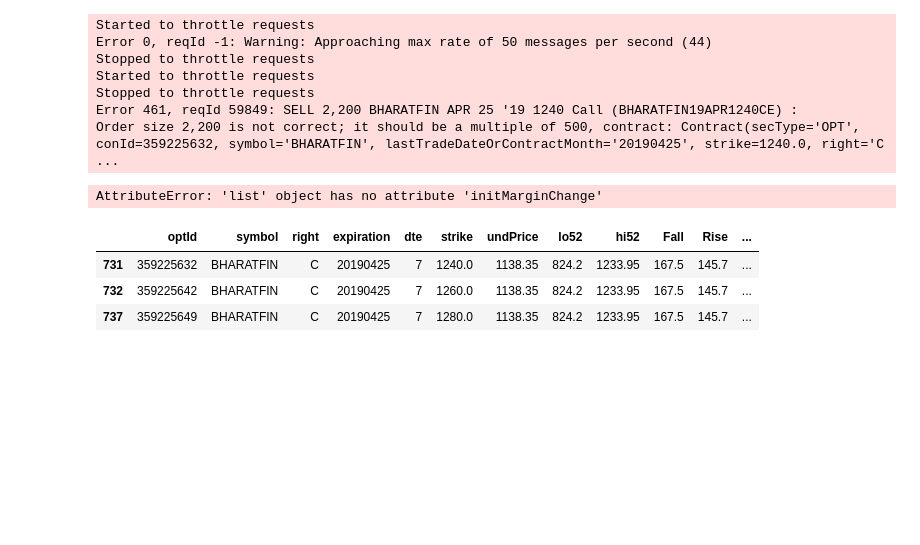
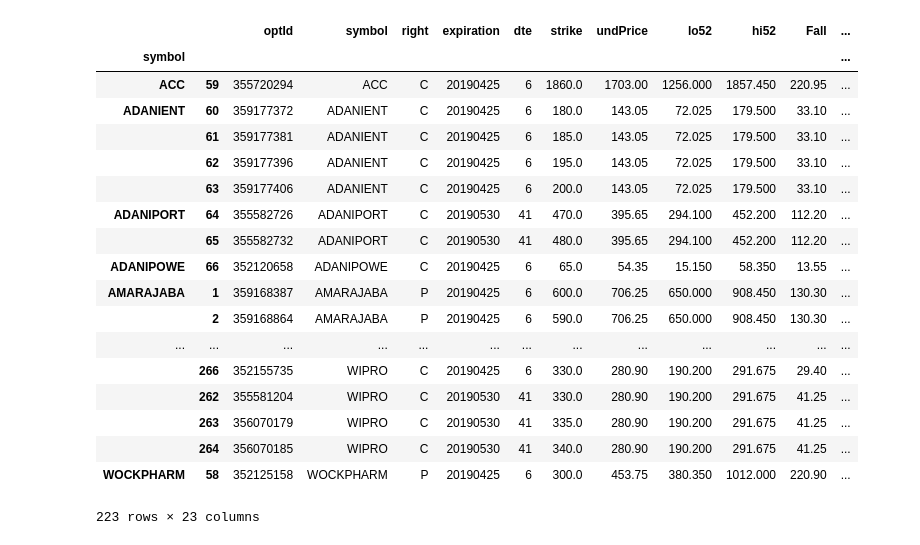
Before and after one commit to reservoirinvest/ibkr, a Jupyter notebook: bin/7_nse_manage.ipynb, the cells around one changed output. Cells and saved outputs as stored; diff of their text form; code cells hidden in the pictures; blank space fills up the shorter version.

Commit message:
nse with recalc corrected

```diff
--- a/bin/7_nse_manage.ipynb
+++ b/bin/7_nse_manage.ipynb
@@ -35,54 +71,10 @@ Stopped to throttle requests
 Started to throttle requests
 Stopped to throttle requests
 # %%
-from os import listdir
-import pandas as pd
-
-from helper import get_connected, grp_opts, get_prec, recalc_opts
-
-fspath = '../data/nse/'  # path for nse pickles
-
-minOptPrice = 0.15
-minRom = 0.1
-
-nLargest = 5
-
-fs = listdir(fspath)
-
-cols = ['optId', 'symbol', 'right', 'expiration', 'dte', 'strike', 'undPrice',
-'lo52', 'hi52', 'Fall', 'Rise', 'loFall', 'hiRise', 'std3', 'loStd3', 'hiStd3',
-'lotsize', 'optPrice', 'optMargin', 'rom']
-
-optsList = [f for f in fs if f[-3:] == 'pkl']
-
-df1 = pd.concat([pd.read_pickle(fspath+f)
-                 for f in optsList], axis=0, sort=True).reset_index(drop=True)[cols]
-
-# filter for high probability
-df2 = df1[((df1.strike > df1.hi52) |
-           (df1.strike < df1.lo52)) &
-          (df1.optPrice > minOptPrice) &
-          (df1.rom > minRom)]
-
-# recalculated the prices and margins
-with get_connected('nse', 'live') as ib:
-    df2 = recalc_opts(ib, df2)
-
 # group by the largest N return on margin
 df2 = grp_opts(df2)
 df3 = df2.groupby('symbol').apply(lambda x: x.nlargest(nLargest, 'rom'))
 
 df4 = df3.assign(expPrice=[get_prec(p*1.1, 0.05) for p in df3.optPrice])
-# df4 = df4.assign(remqty=[remqty[u] for u in df4.symbol])
-# df4 = df4.assign(expQty=df4.remqty)
-
-df5 = df4[df4.rom>0.15]
+df4 = df4.assign(remqty=[remqty[u] for u in df4.symbol])
+df4 = df4.assign(expQty=df4.remqty)
-# %% [output]
-Started to throttle requests
-Error 0, reqId -1: Warning: Approaching max rate of 50 messages per second (44)
-Stopped to throttle requests
-Started to throttle requests
-Stopped to throttle requests
-Error 461, reqId 59849: SELL 2,200 BHARATFIN APR 25 '19 1240 Call (BHARATFIN19APR1240CE) :
-Order size 2,200 is not correct; it should be a multiple of 500, contract: Contract(secType='OPT', conId=359225632, symbol='BHARATFIN', lastTradeDateOrContractMonth='20190425', strike=1240.0, right='C ...
-AttributeError: 'list' object has no attribute 'initMarginChange'
@@ -91,10 +81,27 @@ df2.sort_values('rom', ascending=False)[df2.rom > 0.5]
-# %%
-df2[df2.symbol == 'BHARATFIN']
-# %% [output]
-|  | optId | symbol | right | expiration | dte | strike | undPrice | lo52 | hi52 | Fall | Rise | ... |
-| 731 | 359225632 | BHARATFIN | C | 20190425 | 7 | 1240.0 | 1138.35 | 824.2 | 1233.95 | 167.5 | 145.7 | ... |
-| 732 | 359225642 | BHARATFIN | C | 20190425 | 7 | 1260.0 | 1138.35 | 824.2 | 1233.95 | 167.5 | 145.7 | ... |
-| 737 | 359225649 | BHARATFIN | C | 20190425 | 7 | 1280.0 | 1138.35 | 824.2 | 1233.95 | 167.5 | 145.7 | ... |
+# %%
+df4 = df4[df4.remqty != 0] # remove zero remaining quantities (blacklisted)
+# %%
+df4
+# %% [output]
+|  |  | optId | symbol | right | expiration | dte | strike | undPrice | lo52 | hi52 | Fall | ... |
+| symbol |  |  |  |  |  |  |  |  |  |  |  | ... |
+| ACC | 59 | 355720294 | ACC | C | 20190425 | 6 | 1860.0 | 1703.00 | 1256.000 | 1857.450 | 220.95 | ... |
+| ADANIENT | 60 | 359177372 | ADANIENT | C | 20190425 | 6 | 180.0 | 143.05 | 72.025 | 179.500 | 33.10 | ... |
+|  | 61 | 359177381 | ADANIENT | C | 20190425 | 6 | 185.0 | 143.05 | 72.025 | 179.500 | 33.10 | ... |
+|  | 62 | 359177396 | ADANIENT | C | 20190425 | 6 | 195.0 | 143.05 | 72.025 | 179.500 | 33.10 | ... |
+|  | 63 | 359177406 | ADANIENT | C | 20190425 | 6 | 200.0 | 143.05 | 72.025 | 179.500 | 33.10 | ... |
+| ADANIPORT | 64 | 355582726 | ADANIPORT | C | 20190530 | 41 | 470.0 | 395.65 | 294.100 | 452.200 | 112.20 | ... |
+|  | 65 | 355582732 | ADANIPORT | C | 20190530 | 41 | 480.0 | 395.65 | 294.100 | 452.200 | 112.20 | ... |
+| ADANIPOWE | 66 | 352120658 | ADANIPOWE | C | 20190425 | 6 | 65.0 | 54.35 | 15.150 | 58.350 | 13.55 | ... |
+| AMARAJABA | 1 | 359168387 | AMARAJABA | P | 20190425 | 6 | 600.0 | 706.25 | 650.000 | 908.450 | 130.30 | ... |
+|  | 2 | 359168864 | AMARAJABA | P | 20190425 | 6 | 590.0 | 706.25 | 650.000 | 908.450 | 130.30 | ... |
+| ... | ... | ... | ... | ... | ... | ... | ... | ... | ... | ... | ... | ... |
+|  | 266 | 352155735 | WIPRO | C | 20190425 | 6 | 330.0 | 280.90 | 190.200 | 291.675 | 29.40 | ... |
+|  | 262 | 355581204 | WIPRO | C | 20190530 | 41 | 330.0 | 280.90 | 190.200 | 291.675 | 41.25 | ... |
+|  | 263 | 356070179 | WIPRO | C | 20190530 | 41 | 335.0 | 280.90 | 190.200 | 291.675 | 41.25 | ... |
+|  | 264 | 356070185 | WIPRO | C | 20190530 | 41 | 340.0 | 280.90 | 190.200 | 291.675 | 41.25 | ... |
+| WOCKPHARM | 58 | 352125158 | WOCKPHARM | P | 20190425 | 6 | 300.0 | 453.75 | 380.350 | 1012.000 | 220.90 | ... |
+223 rows × 23 columns
 # %%
 # make calls and puts watch - to quickly weed out risky options
 gb = df5.groupby('right')
```
Also changed, not shown: parts of 6 cells of this notebook, 6 other files.
